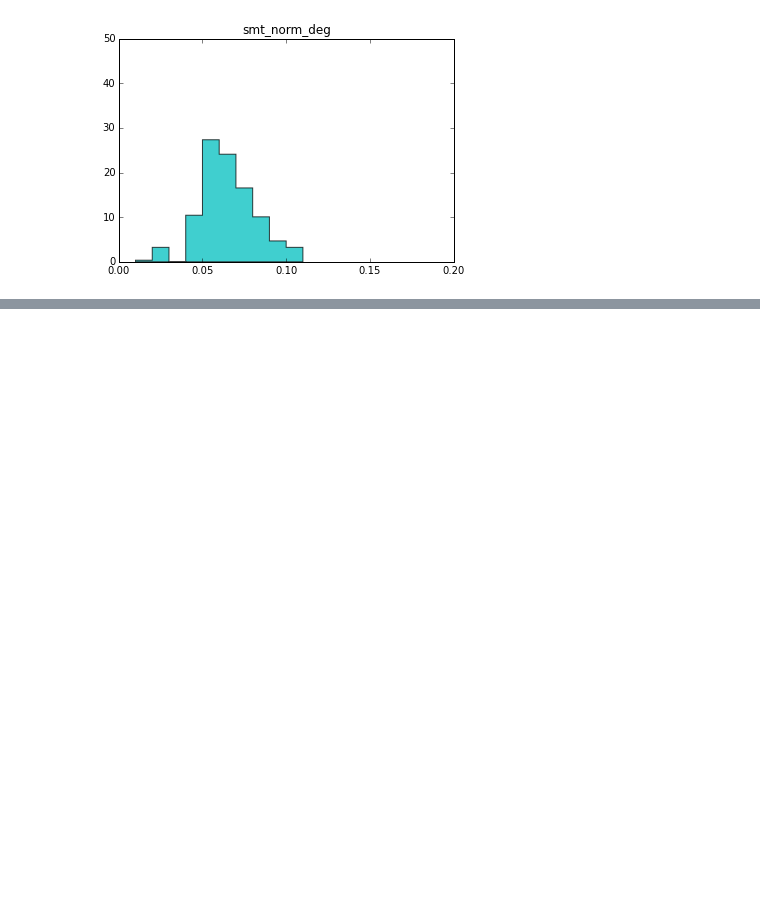
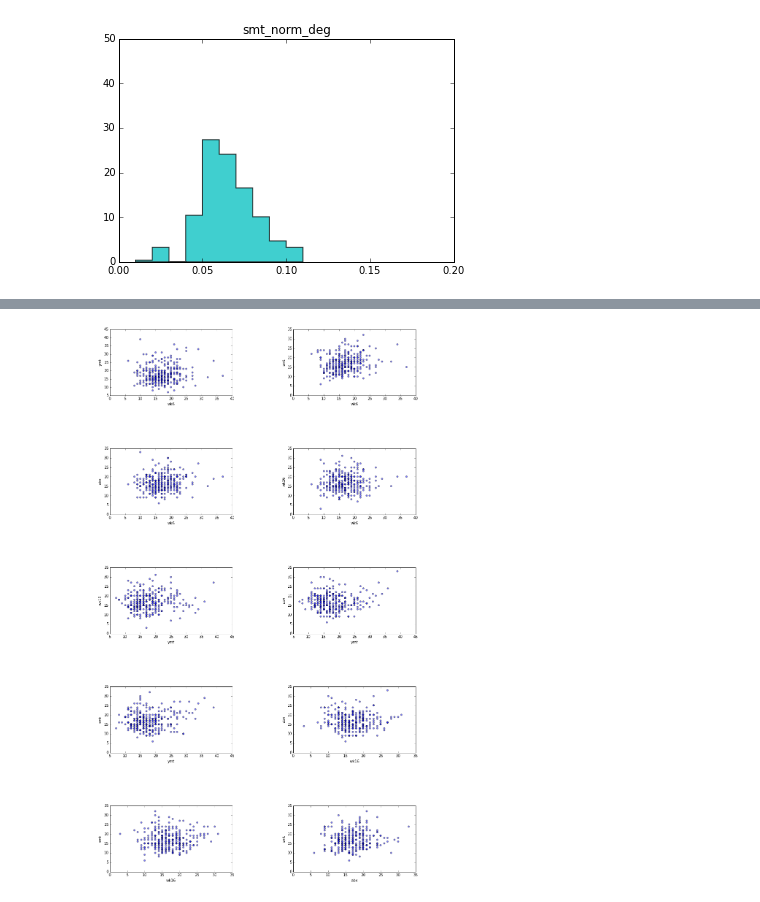
Before and after one commit to dvalenzano/uBiome_Network, a Jupyter notebook: Network_distribution_powerfit.ipynb, the cells around one changed output, grey strips where cells are left out. Saved outputs shown, nothing was run; the diff lists cells and outputs as text; code cells hidden in the pictures; blank space fills up the shorter version.

```diff
--- a/Network_distribution_powerfit.ipynb
+++ b/Network_distribution_powerfit.ipynb
@@ -401,0 +481,57 @@ for i in [1,2,3,4,5]:
+# %%
+plt.figure(figsize=(15,15))
+
+plt.subplot(5,2,1)
+plt.scatter([int(wk6_d[i]) for i in taxa ], [int(ymt_d[i]) for i in taxa ], alpha=0.5)
+plt.subplots_adjust(top=1.5, hspace=0.8, wspace=0.5)
+plt.xlabel('wk6')
+plt.ylabel('ymt')
+
+plt.subplot(5,2,2)
+plt.scatter([int(wk6_d[i]) for i in taxa ], [int(smt_d[i]) for i in taxa ], alpha=0.5)
+plt.xlabel('wk6')
+plt.ylabel('smt')
+
+plt.subplot(5,2,3)
+plt.scatter([int(wk6_d[i]) for i in taxa ], [int(abx_d[i]) for i in taxa ], alpha=0.5)
+plt.xlabel('wk6')
+plt.ylabel('abx')
+
+plt.subplot(5,2,4)
+plt.scatter([int(wk6_d[i]) for i in taxa ], [int(wk16_d[i]) for i in taxa ], alpha=0.5)
+plt.xlabel('wk6')
+plt.ylabel('wk16')
+
+plt.subplot(5,2,5)
+plt.scatter([int(ymt_d[i]) for i in taxa ], [int(wk16_d[i]) for i in taxa ], alpha=0.5)
+plt.xlabel('ymt')
+plt.ylabel('wk16')
+
+plt.subplot(5,2,6)
+plt.scatter([int(ymt_d[i]) for i in taxa ], [int(abx_d[i]) for i in taxa ], alpha=0.5)
+plt.xlabel('ymt')
+plt.ylabel('abx')
+
+plt.subplot(5,2,7)
+plt.scatter([int(ymt_d[i]) for i in taxa ], [int(smt_d[i]) for i in taxa ], alpha=0.5)
+plt.xlabel('ymt')
+plt.ylabel('smt')
+
+plt.subplot(5,2,8)
+plt.scatter([int(wk16_d[i]) for i in taxa ], [int(abx_d[i]) for i in taxa ], alpha=0.5)
+plt.xlabel('wk16')
+plt.ylabel('abx')
+
+plt.subplot(5,2,9)
+plt.scatter([int(wk16_d[i]) for i in taxa ], [int(smt_d[i]) for i in taxa ], alpha=0.5)
+plt.xlabel('wk16')
+plt.ylabel('smt')
+
+plt.subplot(5,2,10)
+plt.scatter([int(abx_d[i]) for i in taxa ], [int(smt_d[i]) for i in taxa ], alpha=0.5)
+plt.xlabel('abx')
+plt.ylabel('smt')
+
+plt.show()
+# %% [output]
+[figure, added]
```
Also changed, not shown: parts of 10 cells of this notebook.
